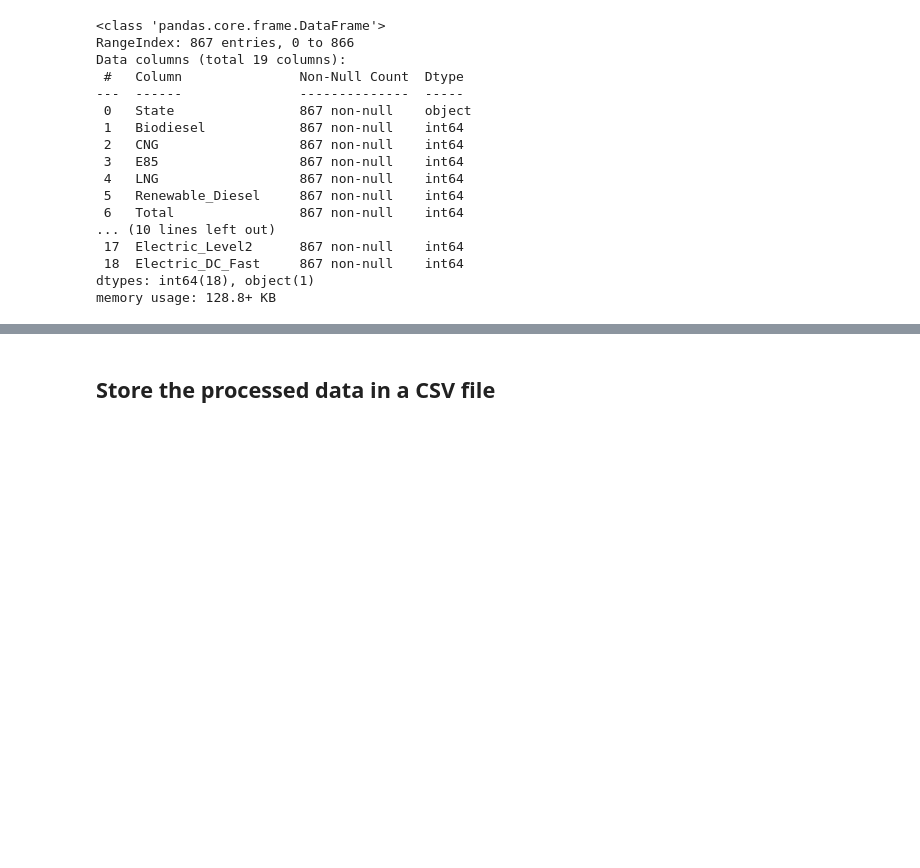
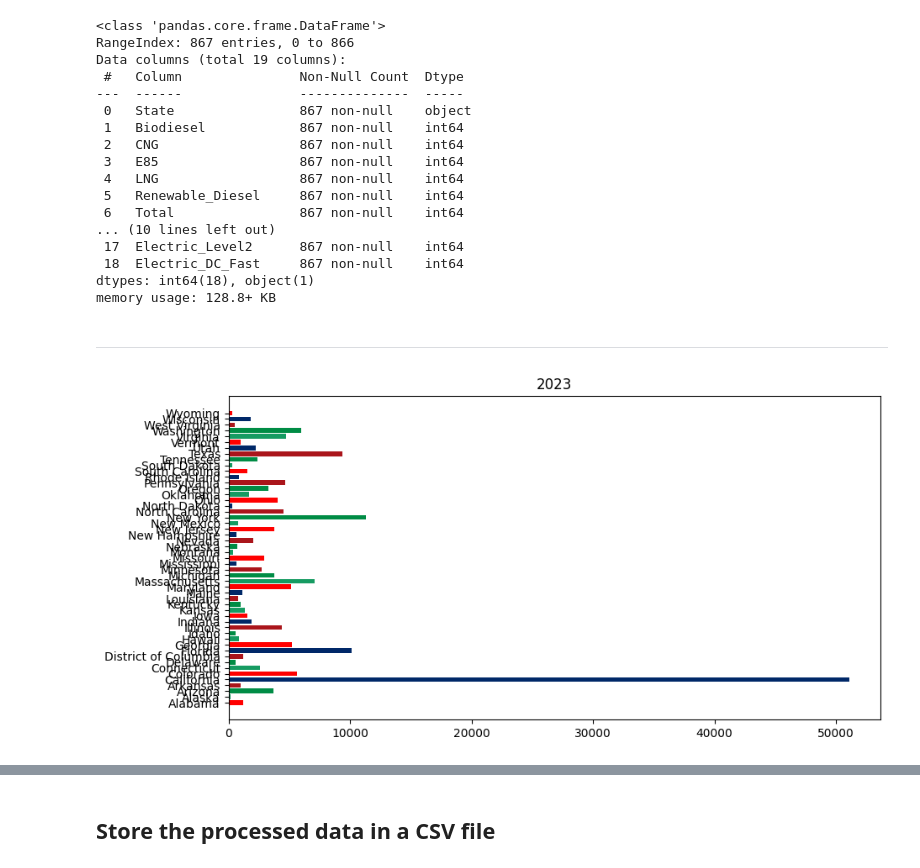
Before and after one commit to omanofx/portfolio, a Jupyter notebook: data_wrangling/data_cleaning.ipynb, the cells around one changed output, grey strips where cells are left out. Saved outputs shown, nothing was run; the diff lists cells and outputs as text; code cells hidden in the pictures; blank space fills up the shorter version.

```diff
--- a/data_wrangling/data_cleaning.ipynb
+++ b/data_wrangling/data_cleaning.ipynb
@@ -602,3 +602,45 @@ Data columns (total 19 columns):
  18  Electric_DC_Fast     867 non-null    int64
 dtypes: int64(18), object(1)
 memory usage: 128.8+ KB
+# %% [markdown]
+
+
+---
+# %%
+df_historico_grafico = df_historico[['Year', 'State', 'Total']]
+df_historico_grafico.sort_values(by='Year', ascending=True)
+# %%
+from matplotlib import animation
+
+states_plot = df_historico_grafico['State'].unique()
+
+barchart_data  = df_historico_grafico.loc[df_historico_grafico['State'].isin(states_plot), :]
+
+font = {
+    'weight': 'normal',
+    'size'  :  40,
+    'color': 'lightgray'
+}
+
+years = barchart_data['Year'].unique()
+colors =['#FF0000','#169b62','#008c45','#aa151b','#002868']
+
+fig, ax = plt.subplots(figsize=(10, 5))
+label = ax.text(0.95, 0.2, years[0],
+            horizontalalignment = 'right',
+            verticalalignment = 'top',
+            transform = ax.transAxes,
+            fontdict = font)
+
+def update_barchart(i):
+  year = years[i]
+  data_temp = barchart_data.loc[barchart_data['Year'] == year, :]
+  ax.clear()
+  ax.barh(data_temp.State, data_temp.Total, color = colors)
+  label.set_text(year)
+  ax.set_title(str(year))
+
+animacion = animation.FuncAnimation(fig, update_barchart, frames = len(years),interval = 750)
+# anim.save('barchart.gif')
+# %% [output]
+[figure, added]
```
Also changed, not shown: parts of 2 cells of this notebook.
